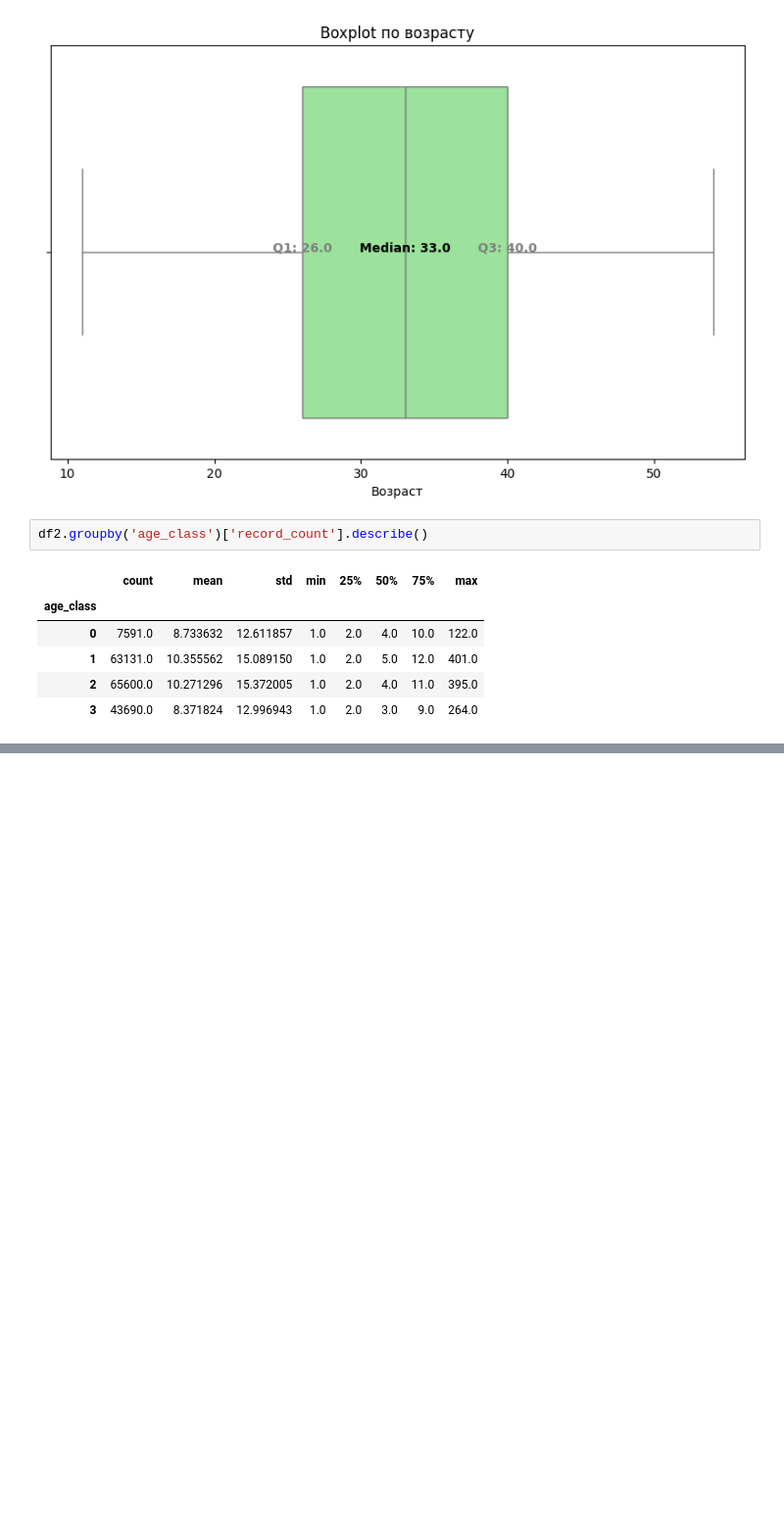
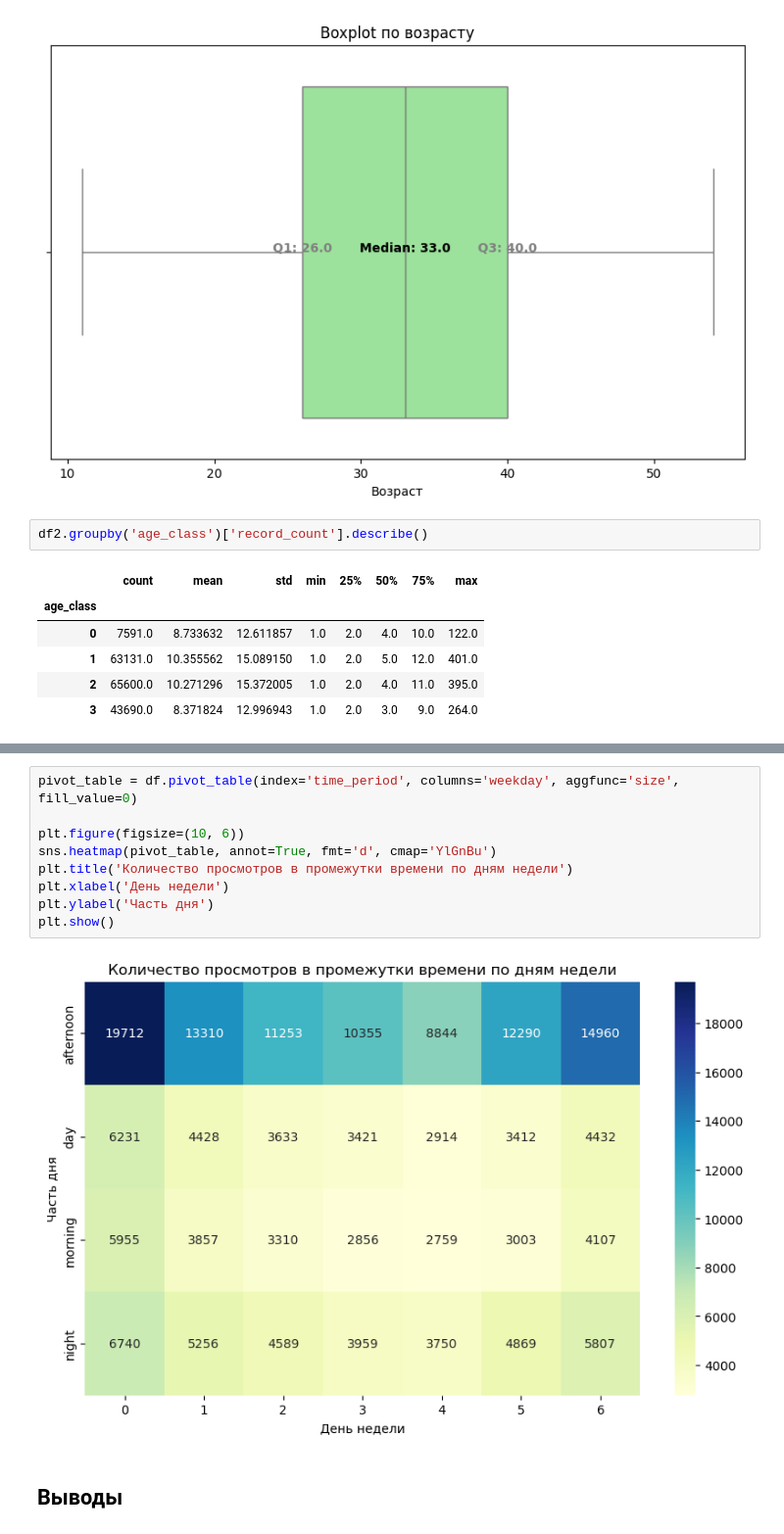
Before and after one commit to Siplyy/Provinciya_Vseros_Soc_Demo, a Jupyter notebook: Final EDA.ipynb, the cells around one changed output, grey strips where cells are left out. Shown at 98% size. Cells and saved outputs as stored; diff of their text form; blank space fills up the shorter version.

```diff
--- a/Final EDA.ipynb
+++ b/Final EDA.ipynb
@@ -473,0 +503,13 @@ df2.groupby('age_class')['record_count'].describe()
+# %%
+pivot_table = df.pivot_table(index='time_period', columns='weekday', aggfunc='size', fill_value=0)
+
+plt.figure(figsize=(10, 6))
+sns.heatmap(pivot_table, annot=True, fmt='d', cmap='YlGnBu')
+plt.title('Количество просмотров в промежутки времени по дням недели')
+plt.xlabel('День недели')
+plt.ylabel('Часть дня')
+plt.show()
+# %% [output]
+[figure, added]
+# %% [markdown]
+## Выводы
```
Also changed, not shown: parts of 8 cells of this notebook.
